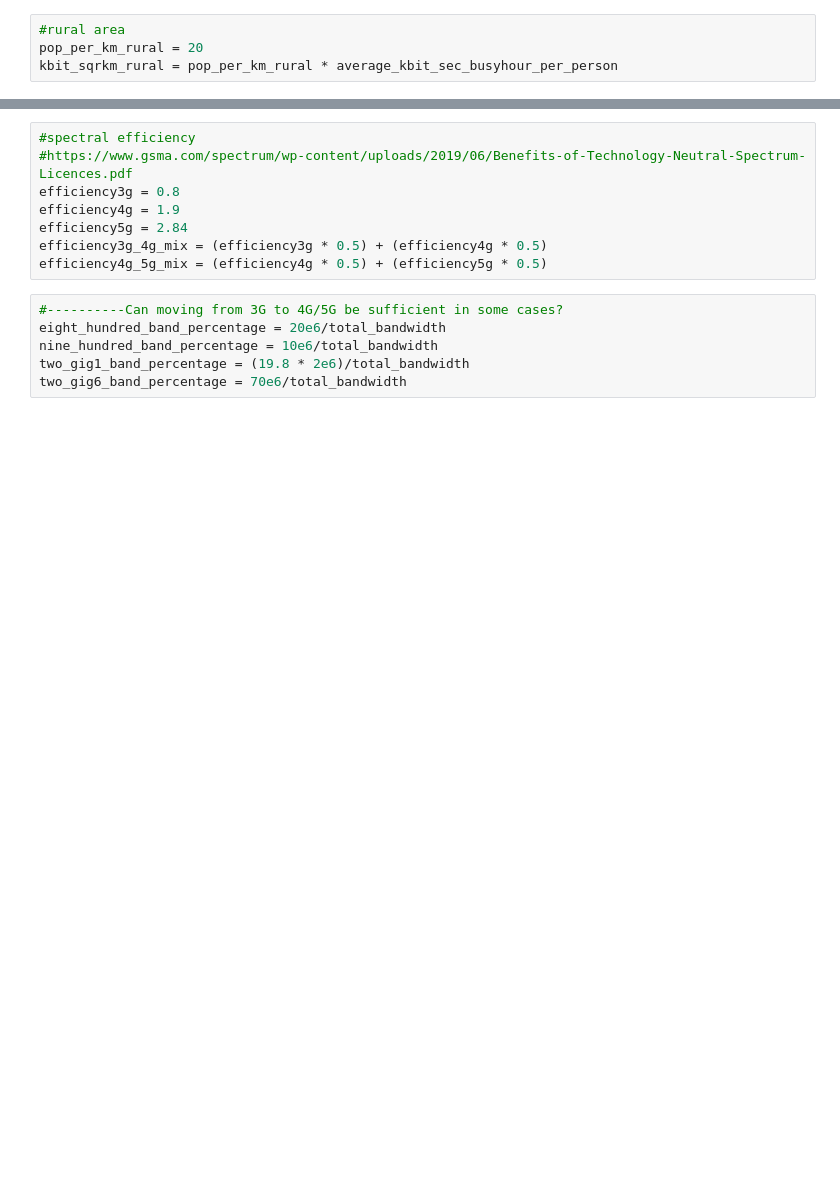
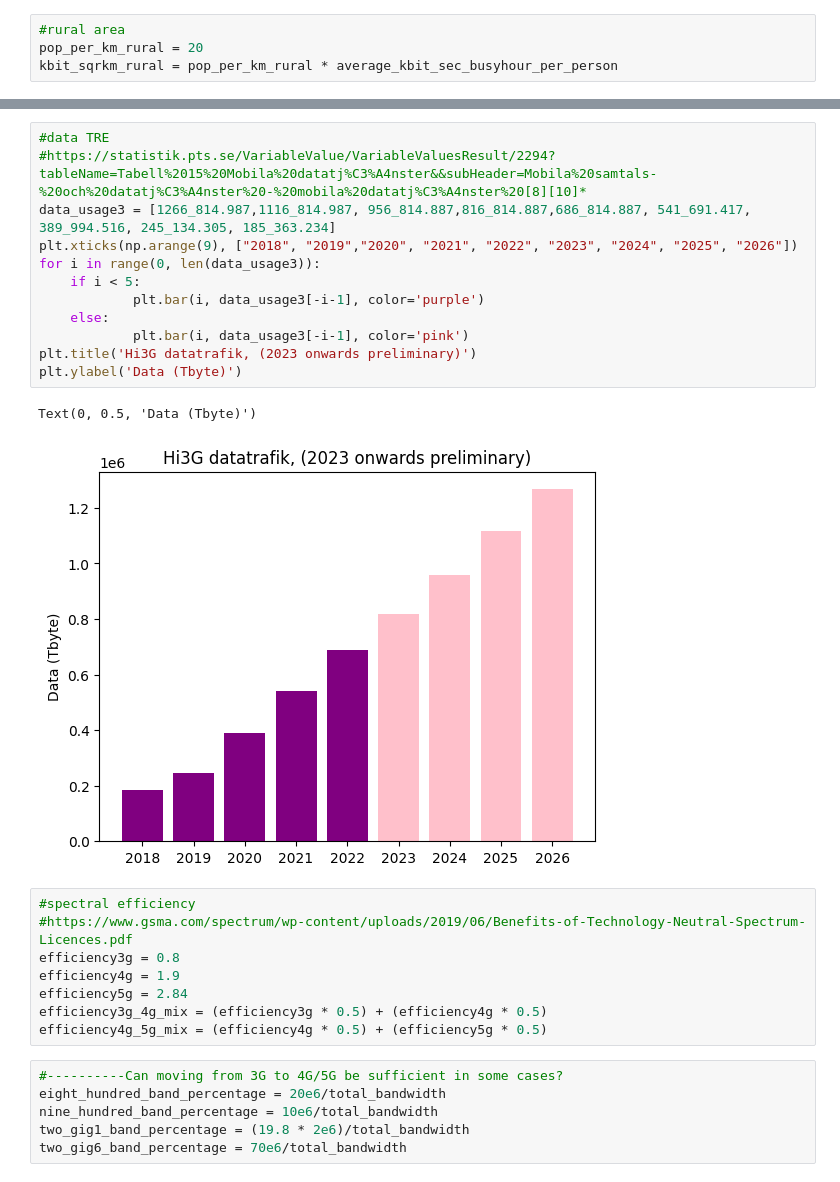
Before and after one commit to Joinatan/wireless_systems, a Jupyter notebook: casestudy2/data.ipynb, the cells around one changed output, grey strips where cells are left out. Cells and saved outputs as stored; diff of their text form; blank space fills up the shorter version.

```diff
--- a/casestudy2/data.ipynb
+++ b/casestudy2/data.ipynb
@@ -34,3 +36,18 @@ plt.bar(1, kbit_sqrkm_sthlm, label='Stockholm')
+# %%
+#data TRE
+#https://statistik.pts.se/VariableValue/VariableValuesResult/2294?tableName=Tabell%2015%20Mobila%20datatj%C3%A4nster&&subHeader=Mobila%20samtals-%20och%20datatj%C3%A4nster%20-%20mobila%20datatj%C3%A4nster%20[8][10]*
+data_usage3 = [1266_814.987,1116_814.987, 956_814.887,816_814.887,686_814.887, 541_691.417, 389_994.516, 245_134.305, 185_363.234]
+plt.xticks(np.arange(9), ["2018", "2019","2020", "2021", "2022", "2023", "2024", "2025", "2026"])
+for i in range(0, len(data_usage3)):
+    if i < 5:
+            plt.bar(i, data_usage3[-i-1], color='purple')
+    else:
+            plt.bar(i, data_usage3[-i-1], color='pink')
+plt.title('Hi3G datatrafik, (2023 onwards preliminary)')
+plt.ylabel('Data (Tbyte)')
+# %% [output]
+Text(0, 0.5, 'Data (Tbyte)')
+[figure, added]
 # %%
 #spectral efficiency
 #https://www.gsma.com/spectrum/wp-content/uploads/2019/06/Benefits-of-Technology-Neutral-Spectrum-Licences.pdf
```
Also changed, not shown: parts of 12 cells of this notebook, 1 other file.
